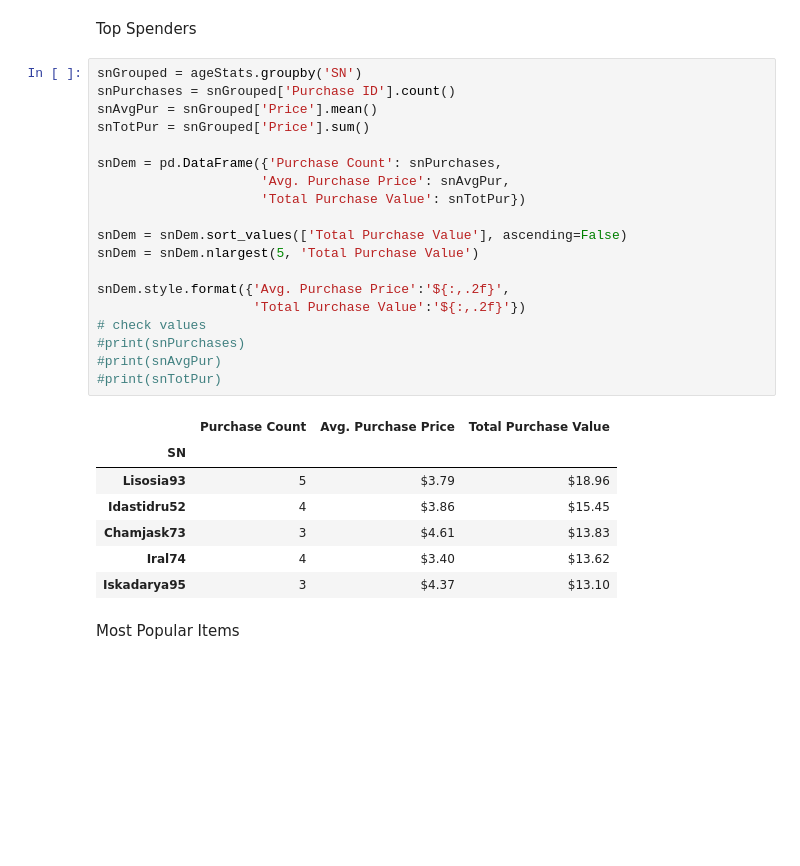
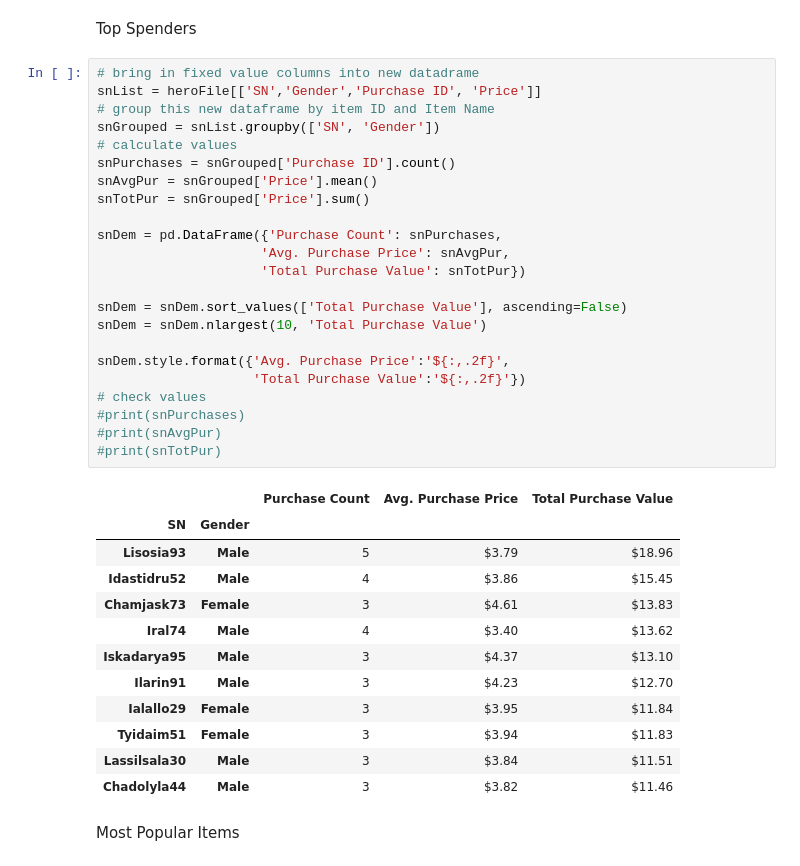
Before and after one commit to mingram20/pandas-project, a Jupyter notebook: HeroesOfPymoli.ipynb, the cells around one changed output. Drawn from its saved outputs; the diff is of its cells as text; blank space fills up the shorter version.

```diff
--- a/HeroesOfPymoli.ipynb
+++ b/HeroesOfPymoli.ipynb
@@ -181,32 +181,41 @@ ageDem2.style.format({"Avg. Purchase Price":"${:,.2f}",
 # %% [markdown]
 Top Spenders
 # %%
-snGrouped = ageStats.groupby('SN')
+# bring in fixed value columns into new datadrame
+snList = heroFile[['SN','Gender','Purchase ID', 'Price']]
+# group this new dataframe by item ID and Item Name
+snGrouped = snList.groupby(['SN', 'Gender'])
+# calculate values
 snPurchases = snGrouped['Purchase ID'].count()
 snAvgPur = snGrouped['Price'].mean()
 snTotPur = snGrouped['Price'].sum()
 
 snDem = pd.DataFrame({'Purchase Count': snPurchases,
                      'Avg. Purchase Price': snAvgPur,
                      'Total Purchase Value': snTotPur})
 
 snDem = snDem.sort_values(['Total Purchase Value'], ascending=False)
-snDem = snDem.nlargest(5, 'Total Purchase Value')
+snDem = snDem.nlargest(10, 'Total Purchase Value')
 
 snDem.style.format({'Avg. Purchase Price':'${:,.2f}',
                     'Total Purchase Value':'${:,.2f}'})
 # check values
 #print(snPurchases)
 #print(snAvgPur)
 #print(snTotPur)
 # %% [output]
-|  | Purchase Count | Avg. Purchase Price | Total Purchase Value |
-| SN |  |  |  |
-| Lisosia93 | 5 | $3.79 | $18.96 |
-| Idastidru52 | 4 | $3.86 | $15.45 |
-| Chamjask73 | 3 | $4.61 | $13.83 |
-| Iral74 | 4 | $3.40 | $13.62 |
-| Iskadarya95 | 3 | $4.37 | $13.10 |
+|  |  | Purchase Count | Avg. Purchase Price | Total Purchase Value |
+| SN | Gender |  |  |  |
+| Lisosia93 | Male | 5 | $3.79 | $18.96 |
+| Idastidru52 | Male | 4 | $3.86 | $15.45 |
+| Chamjask73 | Female | 3 | $4.61 | $13.83 |
+| Iral74 | Male | 4 | $3.40 | $13.62 |
+| Iskadarya95 | Male | 3 | $4.37 | $13.10 |
+| Ilarin91 | Male | 3 | $4.23 | $12.70 |
+| Ialallo29 | Female | 3 | $3.95 | $11.84 |
+| Tyidaim51 | Female | 3 | $3.94 | $11.83 |
+| Lassilsala30 | Male | 3 | $3.84 | $11.51 |
+| Chadolyla44 | Male | 3 | $3.82 | $11.46 |
 # %% [markdown]
 Most Popular Items
 # %%
```
Also changed, not shown: parts of 2 cells of this notebook.
